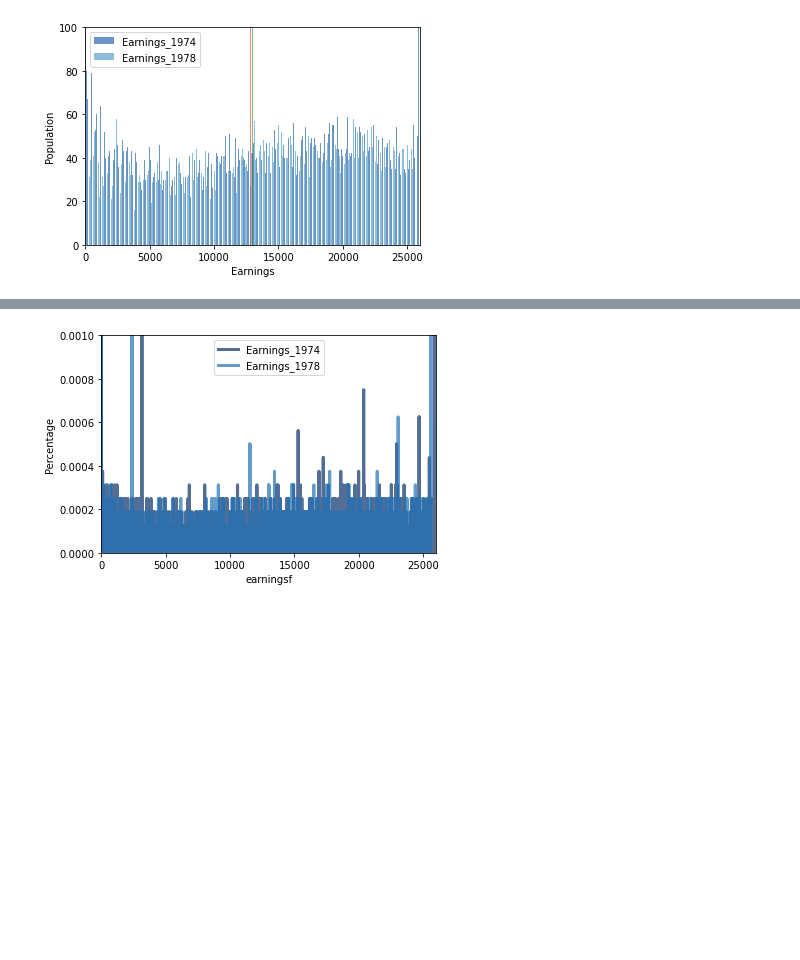
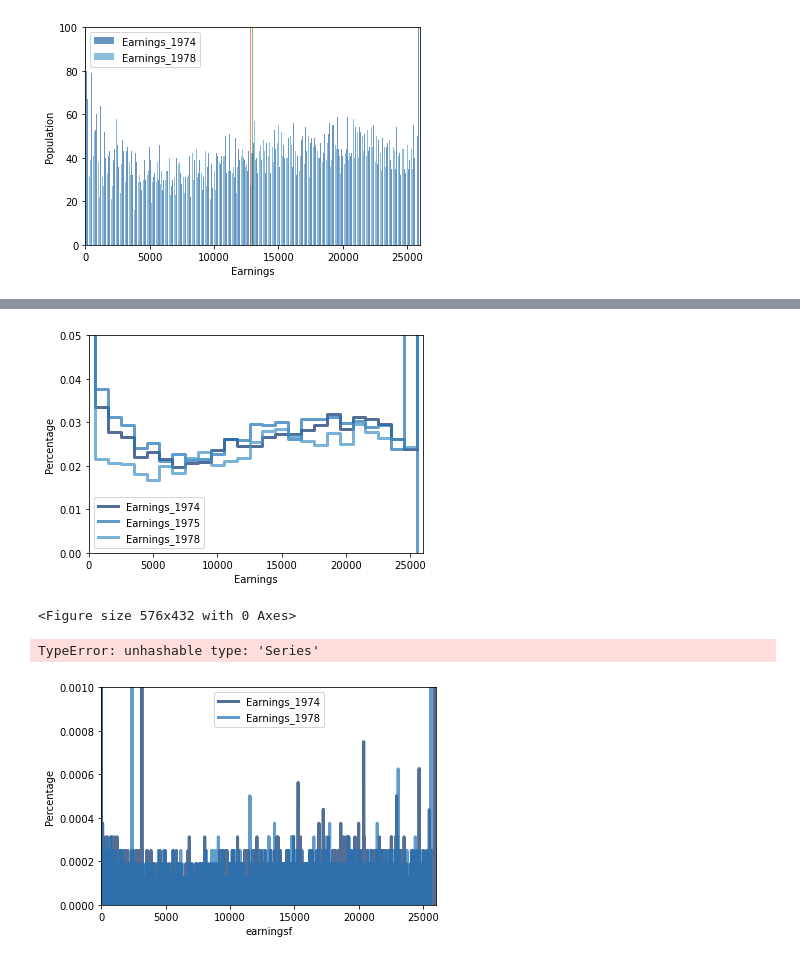
Before and after one commit to Asdukey/BSIP_Assignment_1_Students, a Jupyter notebook: stats_asn_1_stud_temp.ipynb, the cells around one changed output, grey strips where cells are left out. Drawn from its saved outputs; the diff is of its cells as text; code cells hidden in the pictures; blank space fills up the shorter version.

```diff
--- a/stats_asn_1_stud_temp.ipynb
+++ b/stats_asn_1_stud_temp.ipynb
@@ -360,3 +436,26 @@ thinkplot.Config(xlabel='Earnings', ylabel='Population', xlim=[0,26000], ylim=[0
+# %%
+thinkplot.PrePlot
+earnings_1974pmf= thinkstats2.Pmf(round(earnings_1974,-3), label='Earnings_1974')
+earnings_1975pmf= thinkstats2.Pmf(round(earnings_1975,-3), label='Earnings_1975')
+earnings_1978pmf= thinkstats2.Pmf(round(earnings_1978,-3), label='Earnings_1978')
+thinkplot.Pmfs([earnings_1974pmf])
+thinkplot.Pmfs([earnings_1975pmf])
+thinkplot.Pmfs([earnings_1978pmf])
+thinkplot.Show(xlabel="Earnings", ylabel = "Percentage", xlim=[0, 26000], ylim=[0,0.05])
+# %% [output]
+[figure, added]
+<Figure size 576x432 with 0 Axes>
+# %%
+thinkplot.PrePlot
+earnings_1974pmf= thinkstats2.Pmf((round(earnings_1974),-3), label='Earnings_1974')
+earnings_1975pmf= thinkstats2.Pmf((round(earnings_1975),-3), label='Earnings_1974')
+earnings_1978pmf= thinkstats2.Pmf((round(earnings_1978),-3), label='Earnings_1978')
+thinkplot.Pmfs([earnings_1974pmf])
+thinkplot.Pmfs([earnings_1975pmf])
+thinkplot.Pmfs([earnings_1978pmf])
+thinkplot.Show(xlabel="earnings", ylabel = "Percentage", xlim=[0, 26000])
+# %% [output]
+TypeError: unhashable type: 'Series'
 # %%
 earnings_1974pmf= thinkstats2.Pmf((earnings_1974), label='Earnings_1974')
 earnings_1978pmf= thinkstats2.Pmf((earnings_1978), label='Earnings_1978')
```
Also changed, not shown: parts of 22 cells of this notebook.
